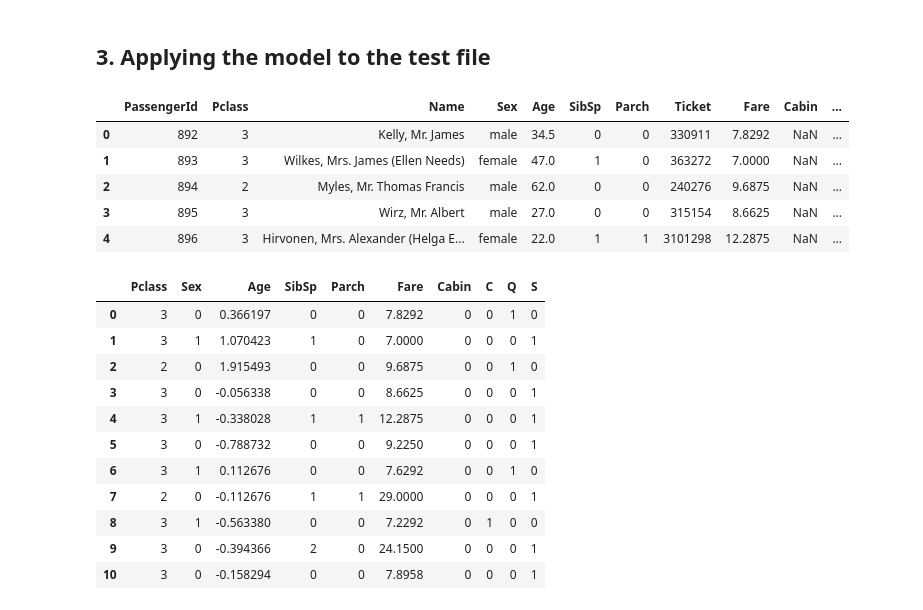
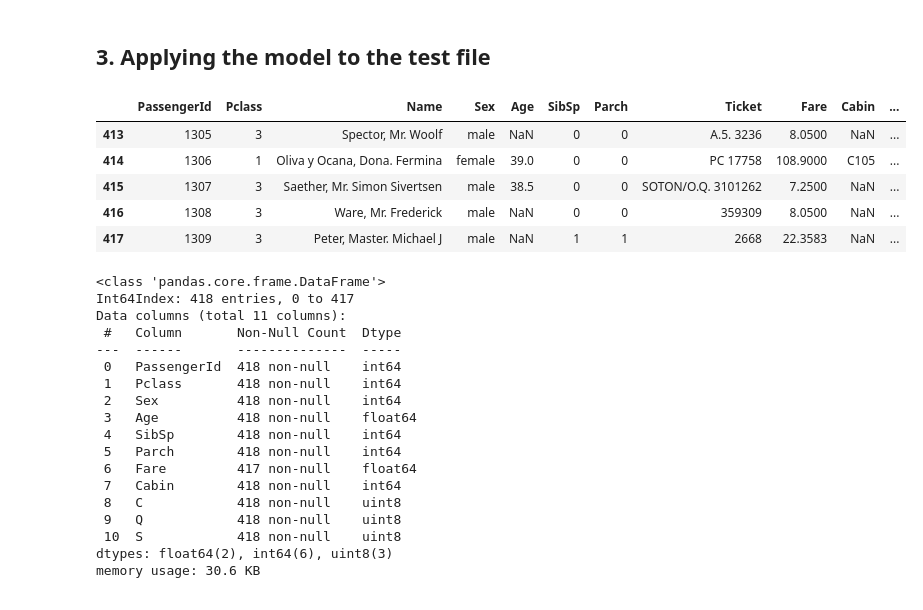
Before and after one commit to JuanCastillo29/Machine_Learning_Practice, a Jupyter notebook: Titanic.ipynb, the cells around one changed output. Drawn from its saved outputs; the diff is of its cells as text; code cells hidden in the pictures.

```diff
--- a/Titanic.ipynb
+++ b/Titanic.ipynb
@@ -236,19 +368,18 @@ plt.show()
 ## 3. Applying the model to the test file
 # %%
 data = pd.read_csv("test.csv")
-data.head()
+data.tail()
 # %% [output]
 |  | PassengerId | Pclass | Name | Sex | Age | SibSp | Parch | Ticket | Fare | Cabin | ... |
-| 0 | 892 | 3 | Kelly, Mr. James | male | 34.5 | 0 | 0 | 330911 | 7.8292 | NaN | ... |
-| 1 | 893 | 3 | Wilkes, Mrs. James (Ellen Needs) | female | 47.0 | 1 | 0 | 363272 | 7.0000 | NaN | ... |
-| 2 | 894 | 2 | Myles, Mr. Thomas Francis | male | 62.0 | 0 | 0 | 240276 | 9.6875 | NaN | ... |
-| 3 | 895 | 3 | Wirz, Mr. Albert | male | 27.0 | 0 | 0 | 315154 | 8.6625 | NaN | ... |
-| 4 | 896 | 3 | Hirvonen, Mrs. Alexander (Helga E... | female | 22.0 | 1 | 1 | 3101298 | 12.2875 | NaN | ... |
+| 413 | 1305 | 3 | Spector, Mr. Woolf | male | NaN | 0 | 0 | A.5. 3236 | 8.0500 | NaN | ... |
+| 414 | 1306 | 1 | Oliva y Ocana, Dona. Fermina | female | 39.0 | 0 | 0 | PC 17758 | 108.9000 | C105 | ... |
+| 415 | 1307 | 3 | Saether, Mr. Simon Sivertsen | male | 38.5 | 0 | 0 | SOTON/O.Q. 3101262 | 7.2500 | NaN | ... |
+| 416 | 1308 | 3 | Ware, Mr. Frederick | male | NaN | 0 | 0 | 359309 | 8.0500 | NaN | ... |
+| 417 | 1309 | 3 | Peter, Master. Michael J | male | NaN | 1 | 1 | 2668 | 22.3583 | NaN | ... |
 # %%
 data["Sex"] = data["Sex"].map({"male": 0, "female": 1})
-Id = pd.DataFrame(data["PassengerId"].values)
-data = data.drop(["PassengerId"], axis=1)
 data = data.drop(["Name"], axis=1)
+data = data.drop_duplicates()
 
 df_dummies = pd.get_dummies(data['Embarked'])
 data = pd.concat([data, df_dummies], axis=1)
@@ -256,27 +387,33 @@ data = data.drop(["Embarked"], axis=1)
 data['Cabin'] = data['Cabin'].isna().apply(lambda x: 0 if x else 1)
 
 data = data.drop(["Ticket"],axis=1)
+data.tail()
 
+features_for_imputation = ['Age', 'Pclass', 'SibSp', 'Parch', 'Fare', 'Sex']
+df_knn = data[features_for_imputation].copy()
+imputer = KNNImputer(n_neighbors=5)
+df_imputed_array = imputer.fit_transform(df_knn)
+df_imputed = pd.DataFrame(df_imputed_array, columns=features_for_imputation, index=data.index)
+data.loc[data['Age'].isna(), 'Age'] = df_imputed.loc[data['Age'].isna(), 'Age']
 
-data['Age'] = scaler.fit_transform(data[['Age']])
-
-mean_age_per_class = traindf.groupby('Pclass')['Age'].mean()
-data['Age'] = data.apply(
-    lambda row: mean_age_per_class[row['Pclass']] if pd.isna(row['Age']) else row['Age'],
-    axis=1
-)
-data.head(11)
+data.info()
 # %% [output]
-|  | Pclass | Sex | Age | SibSp | Parch | Fare | Cabin | C | Q | S |
-| 0 | 3 | 0 | 0.366197 | 0 | 0 | 7.8292 | 0 | 0 | 1 | 0 |
-| 1 | 3 | 1 | 1.070423 | 1 | 0 | 7.0000 | 0 | 0 | 0 | 1 |
-| 2 | 2 | 0 | 1.915493 | 0 | 0 | 9.6875 | 0 | 0 | 1 | 0 |
-| 3 | 3 | 0 | -0.056338 | 0 | 0 | 8.6625 | 0 | 0 | 0 | 1 |
-| 4 | 3 | 1 | -0.338028 | 1 | 1 | 12.2875 | 0 | 0 | 0 | 1 |
-| 5 | 3 | 0 | -0.788732 | 0 | 0 | 9.2250 | 0 | 0 | 0 | 1 |
-| 6 | 3 | 1 | 0.112676 | 0 | 0 | 7.6292 | 0 | 0 | 1 | 0 |
-| 7 | 2 | 0 | -0.112676 | 1 | 1 | 29.0000 | 0 | 0 | 0 | 1 |
-| 8 | 3 | 1 | -0.563380 | 0 | 0 | 7.2292 | 0 | 1 | 0 | 0 |
-| 9 | 3 | 0 | -0.394366 | 2 | 0 | 24.1500 | 0 | 0 | 0 | 1 |
-| 10 | 3 | 0 | -0.158294 | 0 | 0 | 7.8958 | 0 | 0 | 0 | 1 |
+<class 'pandas.core.frame.DataFrame'>
+Int64Index: 418 entries, 0 to 417
+Data columns (total 11 columns):
+ #   Column       Non-Null Count  Dtype
+---  ------       --------------  -----
+ 0   PassengerId  418 non-null    int64
+ 1   Pclass       418 non-null    int64
+ 2   Sex          418 non-null    int64
+ 3   Age          418 non-null    float64
+ 4   SibSp        418 non-null    int64
+ 5   Parch        418 non-null    int64
+ 6   Fare         417 non-null    float64
+ 7   Cabin        418 non-null    int64
+ 8   C            418 non-null    uint8
+ 9   Q            418 non-null    uint8
+ 10  S            418 non-null    uint8
+dtypes: float64(2), int64(6), uint8(3)
+memory usage: 30.6 KB
 # %%
```
Also changed, not shown: parts of 28 cells of this notebook.
